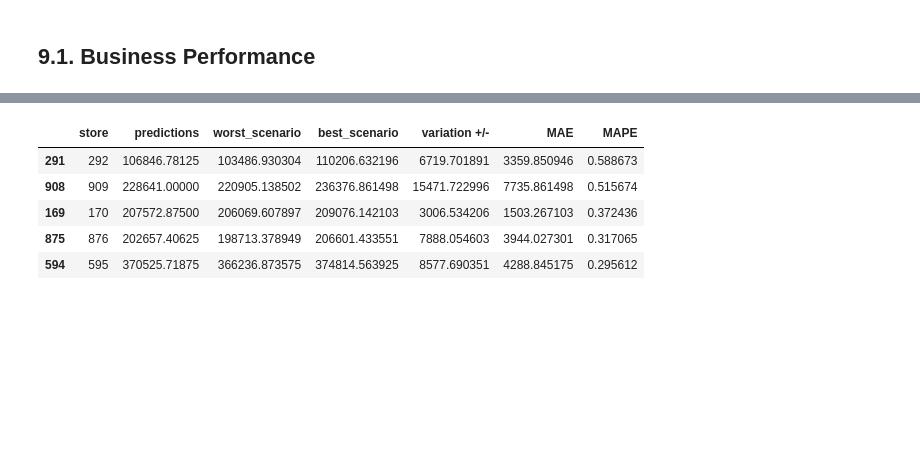
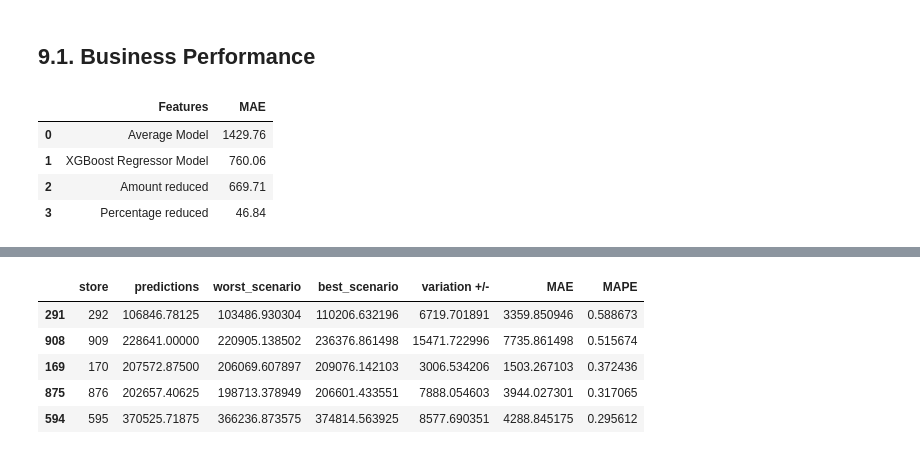
Before and after one commit to almirgouvea/P003-Sales-Forecast-Drugstores, a Jupyter notebook: notebooks/rossmann-model-app.ipynb, the cells around one changed output, grey strips where cells are left out. Drawn from its saved outputs; the diff is of its cells as text; code cells hidden in the pictures; blank space fills up the shorter version.

```diff
--- a/notebooks/rossmann-model-app.ipynb
+++ b/notebooks/rossmann-model-app.ipynb
@@ -1493,6 +1441,31 @@ df9['sales'] = np.expm1( df9['sales'] )
 df9['predictions'] = np.expm1( yhat_xgb_tuned )
 # %% [markdown]
 ## 9.1. Business Performance
+# %%
+# MAE analysis
+
+# Compare average model with xgb_model tuned
+average_mae = modelling_result[['MAE']][modelling_result['Model Name'] == 'Average Model']
+xgboost_mae = xgb_result_tuned[['MAE']][xgb_result_tuned['Model Name'] == 'XBoost Regressor']
+
+# amount reduced
+amount_reduced = average_mae - xgboost_mae
+
+# percentage reduced
+percentage_reduced = (1 - xgboost_mae/ average_mae )*100
+
+# final compare
+compare = pd.DataFrame({'Features':['Average Model','XGBoost Regressor Model', 'Amount reduced', 'Percentage reduced'],
+              "MAE": [average_mae['MAE'][0], xgboost_mae['MAE'][0], amount_reduced['MAE'][0], percentage_reduced['MAE'][0]]})
+
+compare = round(compare,2)
+compare
+# %% [output]
+|  | Features | MAE |
+| 0 | Average Model | 1429.76 |
+| 1 | XGBoost Regressor Model | 760.06 |
+| 2 | Amount reduced | 669.71 |
+| 3 | Percentage reduced | 46.84 |
 # %%
 # sum of predictions
 df9_predict = df9[['store','predictions']].groupby( 'store' ).sum().reset_index()
```
Also changed, not shown: parts of 11 cells of this notebook.
